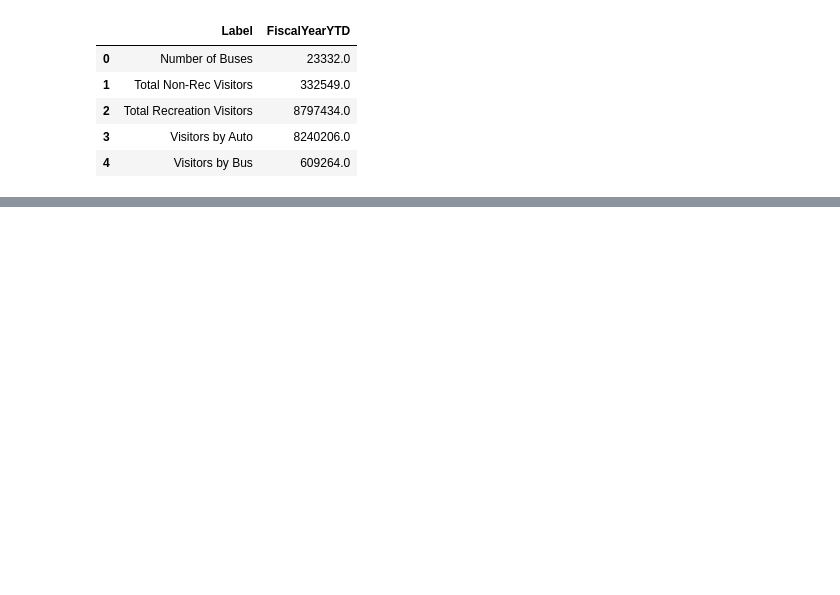
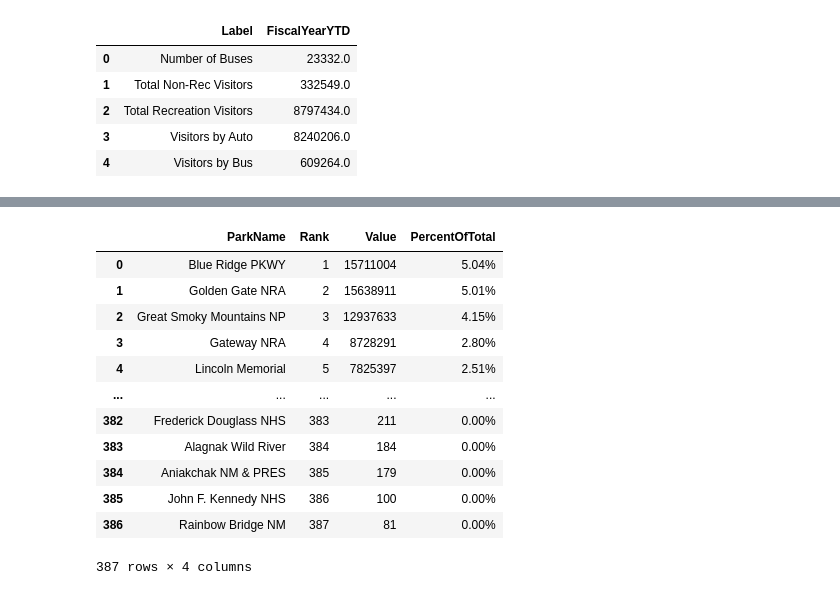
Before and after one commit to andymatsuura/NPS-Analysis, a Jupyter notebook: andy-dataclean_yosemite.ipynb, the cells around one changed output, grey strips where cells are left out. Saved outputs shown, nothing was run; the diff lists cells and outputs as text; code cells hidden in the pictures; blank space fills up the shorter version.

```diff
--- a/andy-dataclean_yosemite.ipynb
+++ b/andy-dataclean_yosemite.ipynb
@@ -189,0 +212,17 @@ KeyError: 'GroupDescription'
+# %%
+pretty_park_totals["Value"] = pretty_park_totals["Value"].str.replace(",", "")
+pretty_park_totals
+# %% [output]
+|  | ParkName | Rank | Value | PercentOfTotal |
+| 0 | Blue Ridge PKWY | 1 | 15711004 | 5.04% |
+| 1 | Golden Gate NRA | 2 | 15638911 | 5.01% |
+| 2 | Great Smoky Mountains NP | 3 | 12937633 | 4.15% |
+| 3 | Gateway NRA | 4 | 8728291 | 2.80% |
+| 4 | Lincoln Memorial | 5 | 7825397 | 2.51% |
+| ... | ... | ... | ... | ... |
+| 382 | Frederick Douglass NHS | 383 | 211 | 0.00% |
+| 383 | Alagnak Wild River | 384 | 184 | 0.00% |
+| 384 | Aniakchak NM & PRES | 385 | 179 | 0.00% |
+| 385 | John F. Kennedy NHS | 386 | 100 | 0.00% |
+| 386 | Rainbow Bridge NM | 387 | 81 | 0.00% |
+387 rows × 4 columns
```
Also changed, not shown: parts of 6 cells of this notebook, 6 other files.
